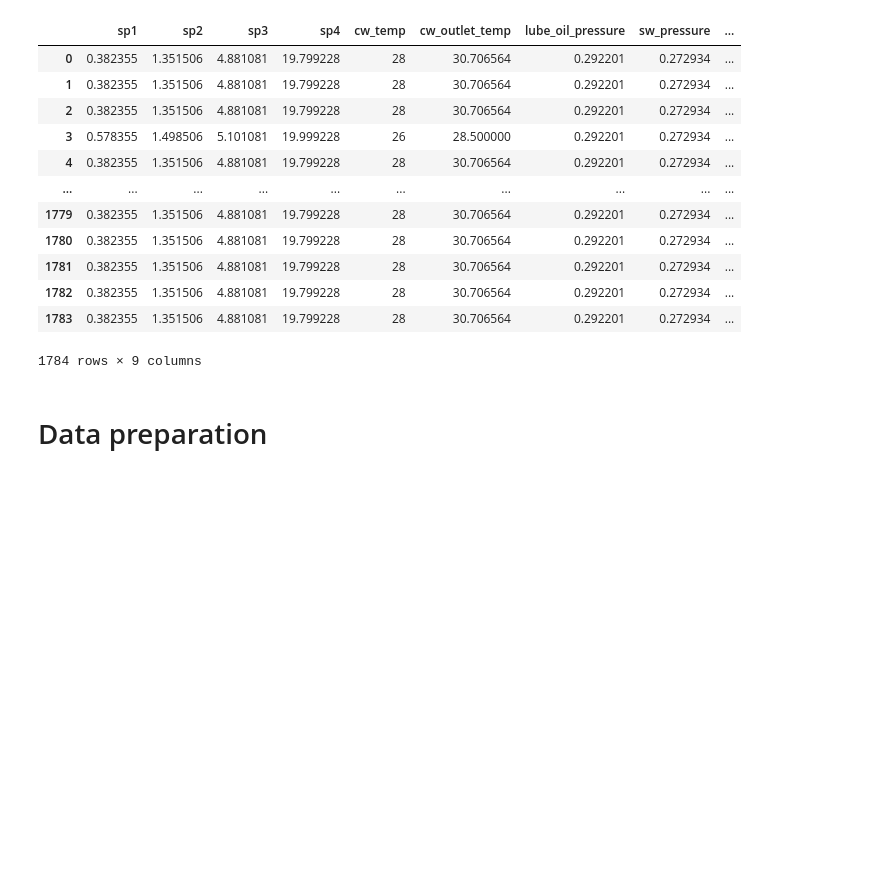
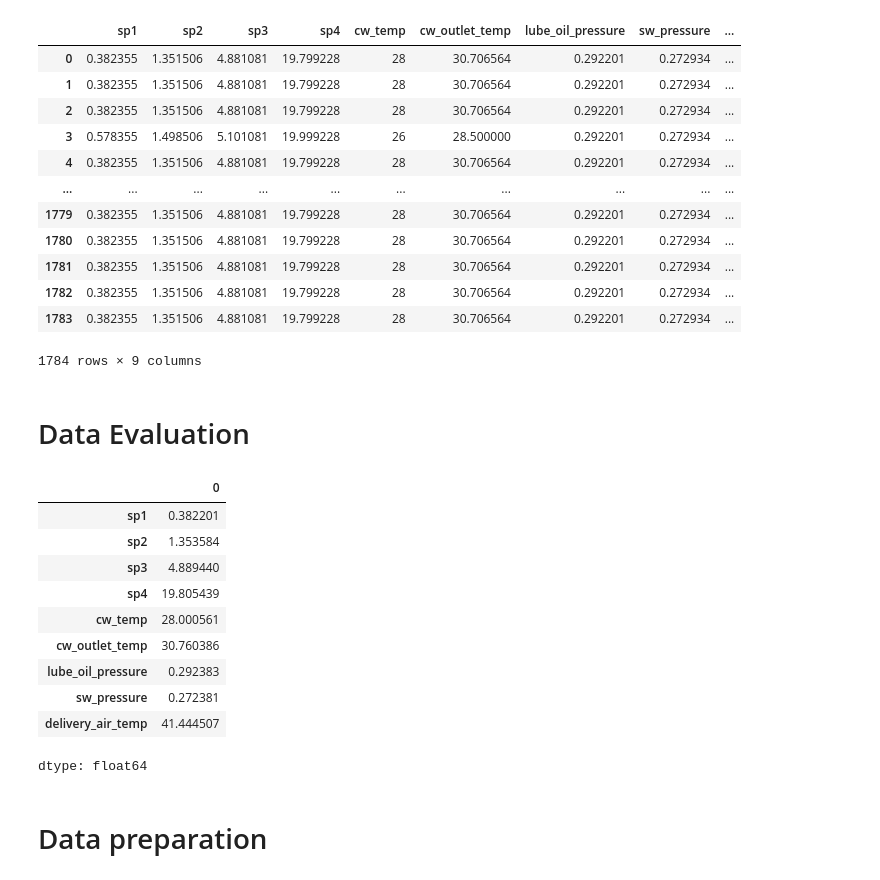
Before and after one commit to ToobaObeidy-1/DA_bootcamp_python, a Jupyter notebook: HPAC_machine_learning_model.ipynb, the cells around one changed output. Cells and saved outputs as stored; diff of their text form; code cells hidden in the pictures; blank space fills up the shorter version.

```diff
--- a/HPAC_machine_learning_model.ipynb
+++ b/HPAC_machine_learning_model.ipynb
@@ -31,6 +31,23 @@ df
 | 1782 | 0.382355 | 1.351506 | 4.881081 | 19.799228 | 28 | 30.706564 | 0.292201 | 0.272934 | ... |
 | 1783 | 0.382355 | 1.351506 | 4.881081 | 19.799228 | 28 | 30.706564 | 0.292201 | 0.272934 | ... |
 1784 rows × 9 columns
+# %% [markdown]
+# Data Evaluation
+# %%
+# mean of all the columns
+df.mean()
+# %% [output]
+|  | 0 |
+| sp1 | 0.382201 |
+| sp2 | 1.353584 |
+| sp3 | 4.889440 |
+| sp4 | 19.805439 |
+| cw_temp | 28.000561 |
+| cw_outlet_temp | 30.760386 |
+| lube_oil_pressure | 0.292383 |
+| sw_pressure | 0.272381 |
+| delivery_air_temp | 41.444507 |
+dtype: float64
 # %% [markdown]
 # Data preparation
 # %% [markdown]
```
Also changed, not shown: parts of 21 cells of this notebook.
